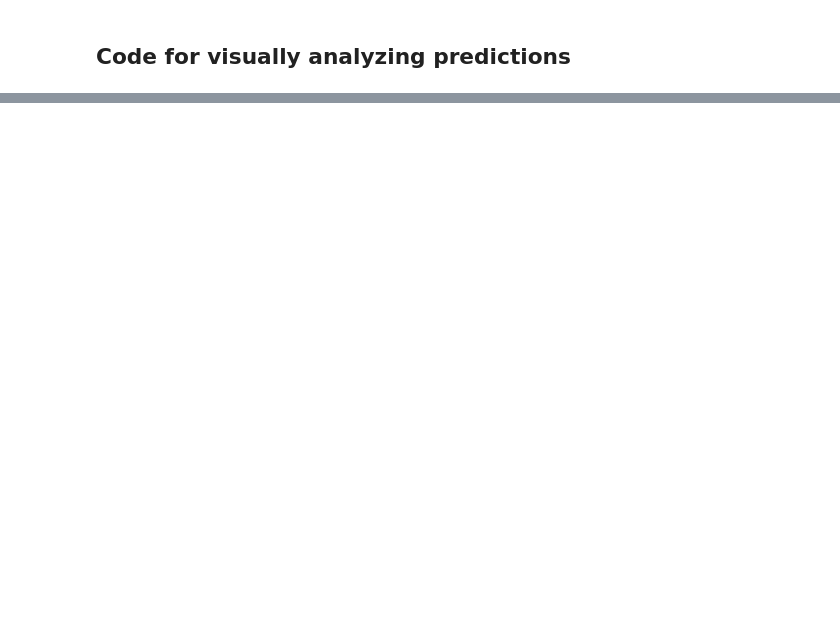
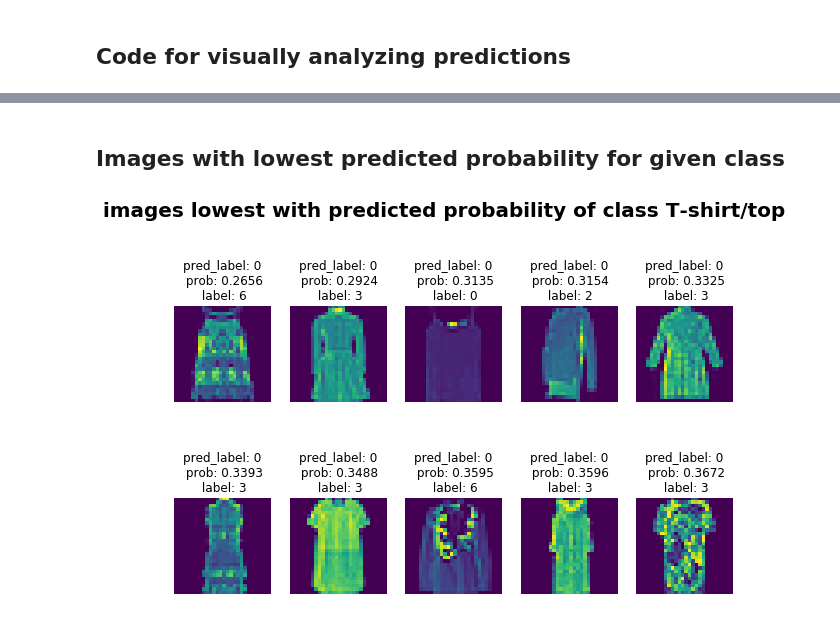
Before and after one commit to schneider128k/machine_learning_course, a Jupyter notebook: fashion_items_classification_dense_layers_2.ipynb, the cells around one changed output, grey strips where cells are left out. Saved outputs shown, nothing was run; the diff lists cells and outputs as text; code cells hidden in the pictures; blank space fills up the shorter version.

```diff
--- a/fashion_items_classification_dense_layers_2.ipynb
+++ b/fashion_items_classification_dense_layers_2.ipynb
@@ -123,0 +151,13 @@ num = 10
+# %% [markdown]
+## Images with lowest predicted probability for given class
+# %%
+label = 0
+plot_images(get_sorted_predictions(predictions,
+                                   ascending=True,
+                                   label=label,
+                                   num=num,
+                                   only_wrong_predictions=False),
+            test_images,
+            message=f'images lowest with predicted probability of class {class_names[label]}')
+# %% [output]
+[figure, added]
```
Also changed, not shown: parts of 15 cells of this notebook.
